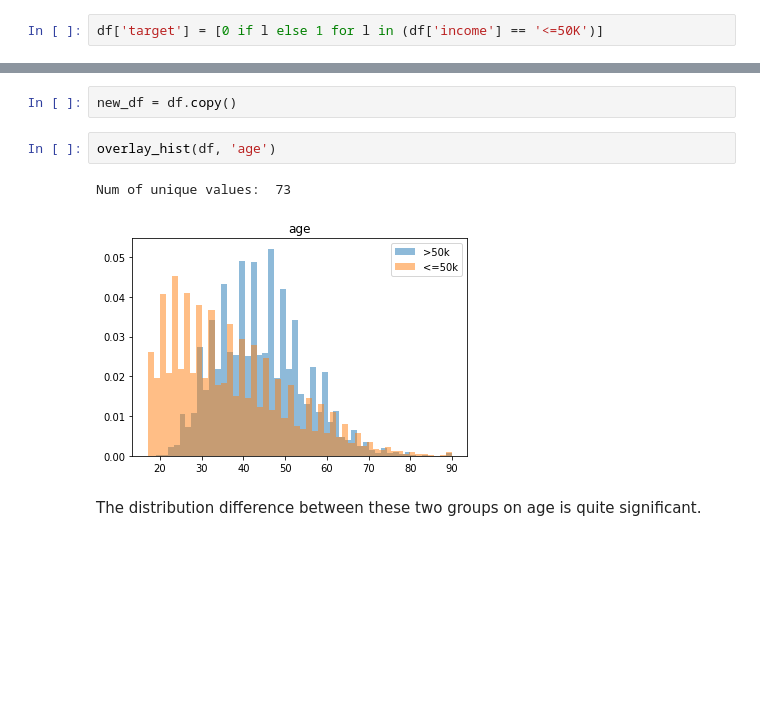
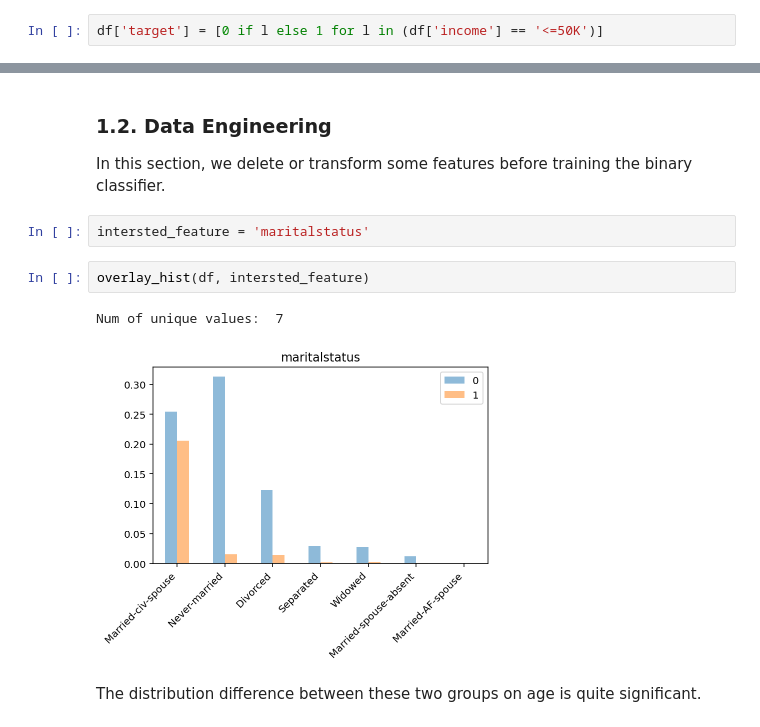
Before and after one commit to xiaohk/stickyland, a Jupyter notebook: examples/example-adult.ipynb, the cells around one changed output, grey strips where cells are left out. Drawn from its saved outputs; the diff is of its cells as text; blank space fills up the shorter version.

```diff
--- a/examples/example-adult.ipynb
+++ b/examples/example-adult.ipynb
@@ -171,10 +131,14 @@ def overlay_hist(df, c):
-# %%
-new_df = df.copy()
+# %% [markdown]
+### 1.2. Data Engineering
+
+In this section, we delete or transform some features before training the binary classifier.
+# %%
+intersted_feature = 'maritalstatus'
 # %%
-overlay_hist(df, 'age')
+overlay_hist(df, intersted_feature)
 # %% [output]
-Num of unique values:  73
+Num of unique values:  7
-[figure, old version]
+[figure, new version]
 # %% [markdown]
 The distribution difference between these two groups on age is quite significant.
 # %%
```
Also changed, not shown: parts of 33 cells of this notebook, 3 other files.
